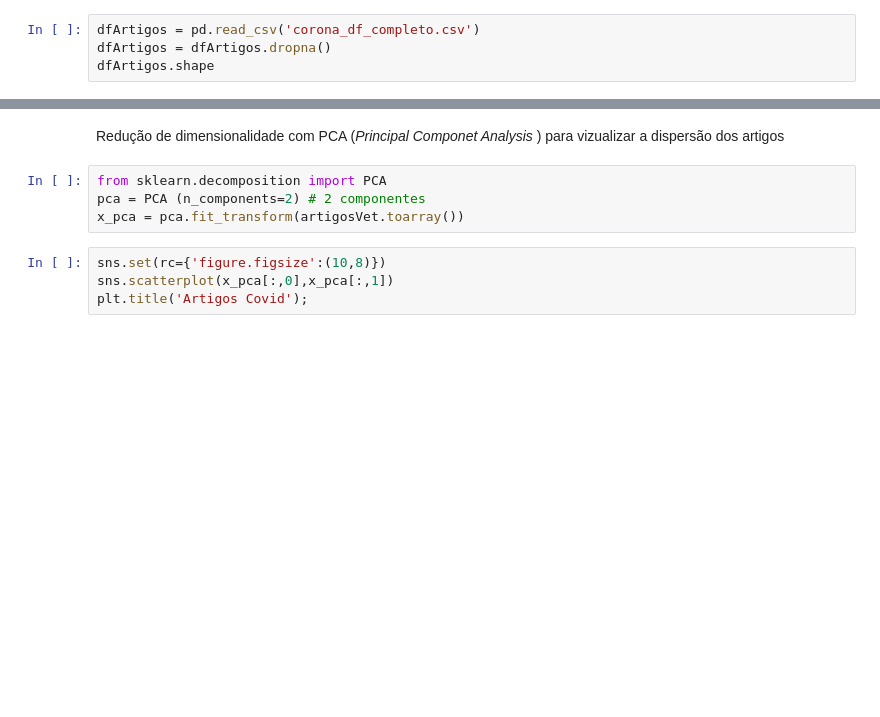
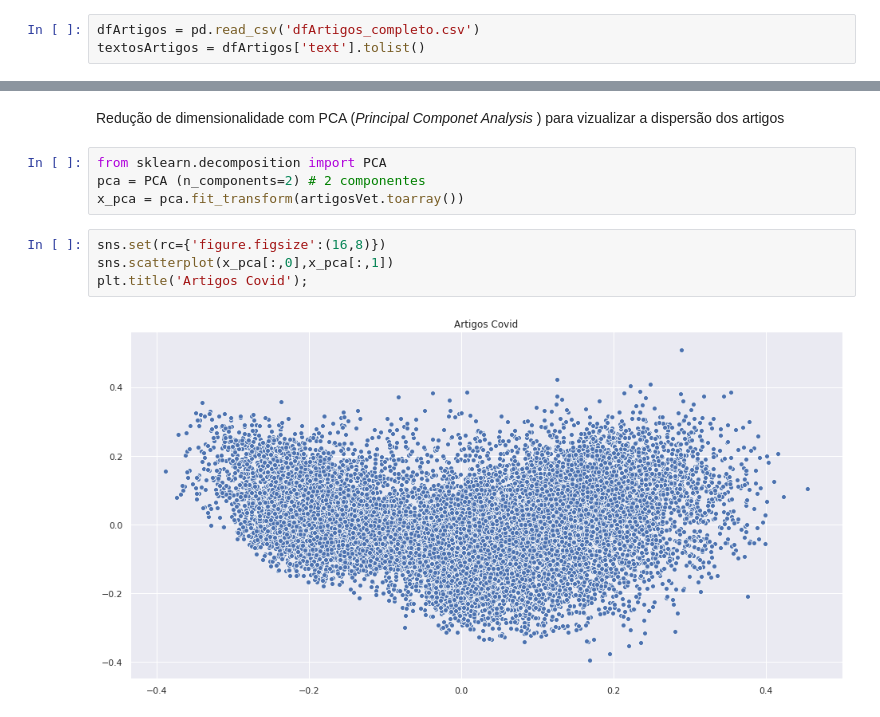
Before and after one commit to louzeiro/especialCOVID-19-, a Jupyter notebook: Etapa02_flaviane_11885075.ipynb, the cells around one changed output, grey strips where cells are left out. Drawn from its saved outputs; the diff is of its cells as text; blank space fills up the shorter version.

```diff
--- a/Etapa02_flaviane_11885075.ipynb
+++ b/Etapa02_flaviane_11885075.ipynb
@@ -379,4 +425,3 @@ Já existem vários sistemas que trabalham com exploração visual deste conjunt
 # %%
-dfArtigos = pd.read_csv('corona_df_completo.csv')
-dfArtigos = dfArtigos.dropna()
-dfArtigos.shape
+dfArtigos = pd.read_csv('dfArtigos_completo.csv')
+textosArtigos = dfArtigos['text'].tolist()
@@ -399,6 +438,8 @@ from sklearn.decomposition import PCA
 pca = PCA (n_components=2) # 2 componentes
 x_pca = pca.fit_transform(artigosVet.toarray())
 # %%
-sns.set(rc={'figure.figsize':(10,8)})
+sns.set(rc={'figure.figsize':(16,8)})
 sns.scatterplot(x_pca[:,0],x_pca[:,1])
 plt.title('Artigos Covid');
+# %% [output]
+[figure, added]
```
Also changed, not shown: parts of 31 cells of this notebook, 5 other files.
